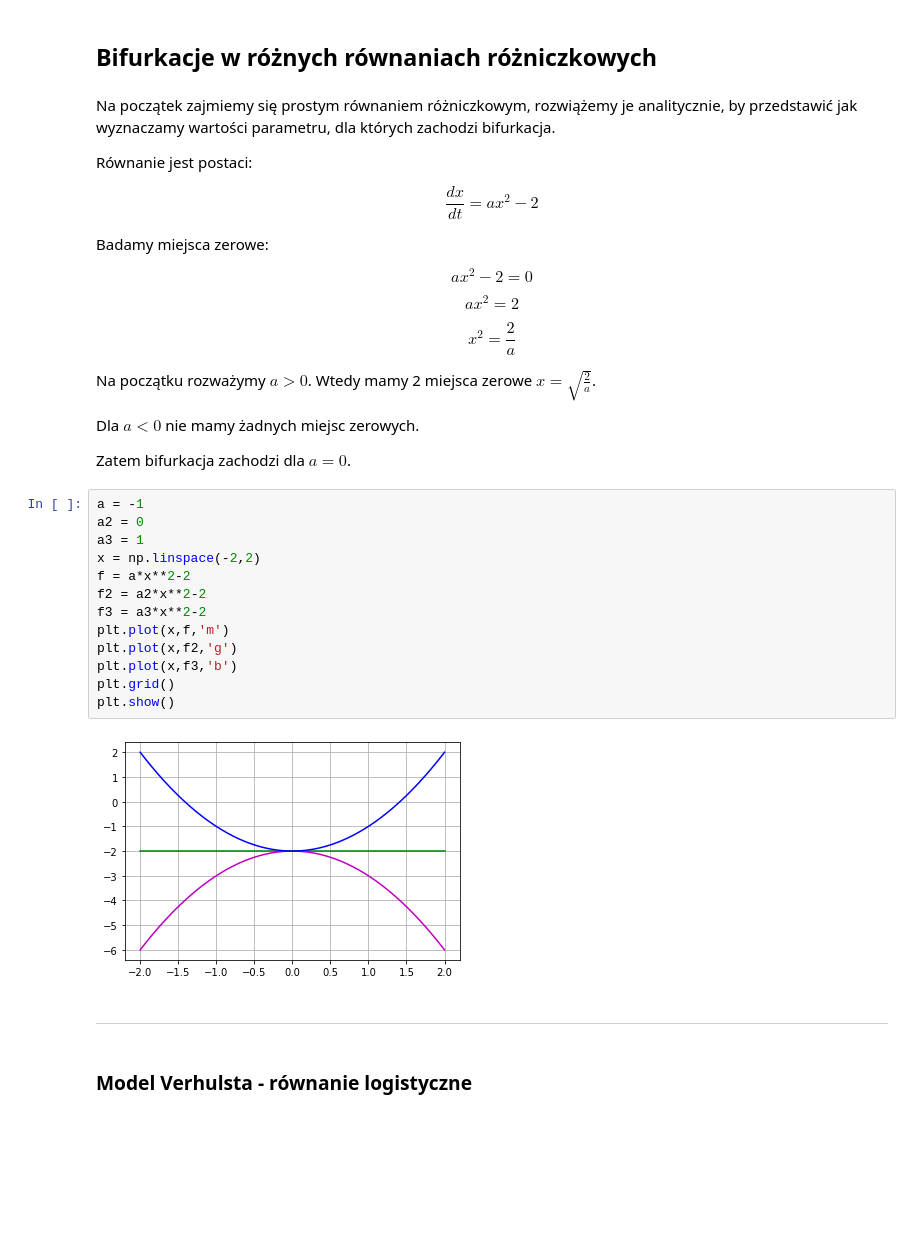
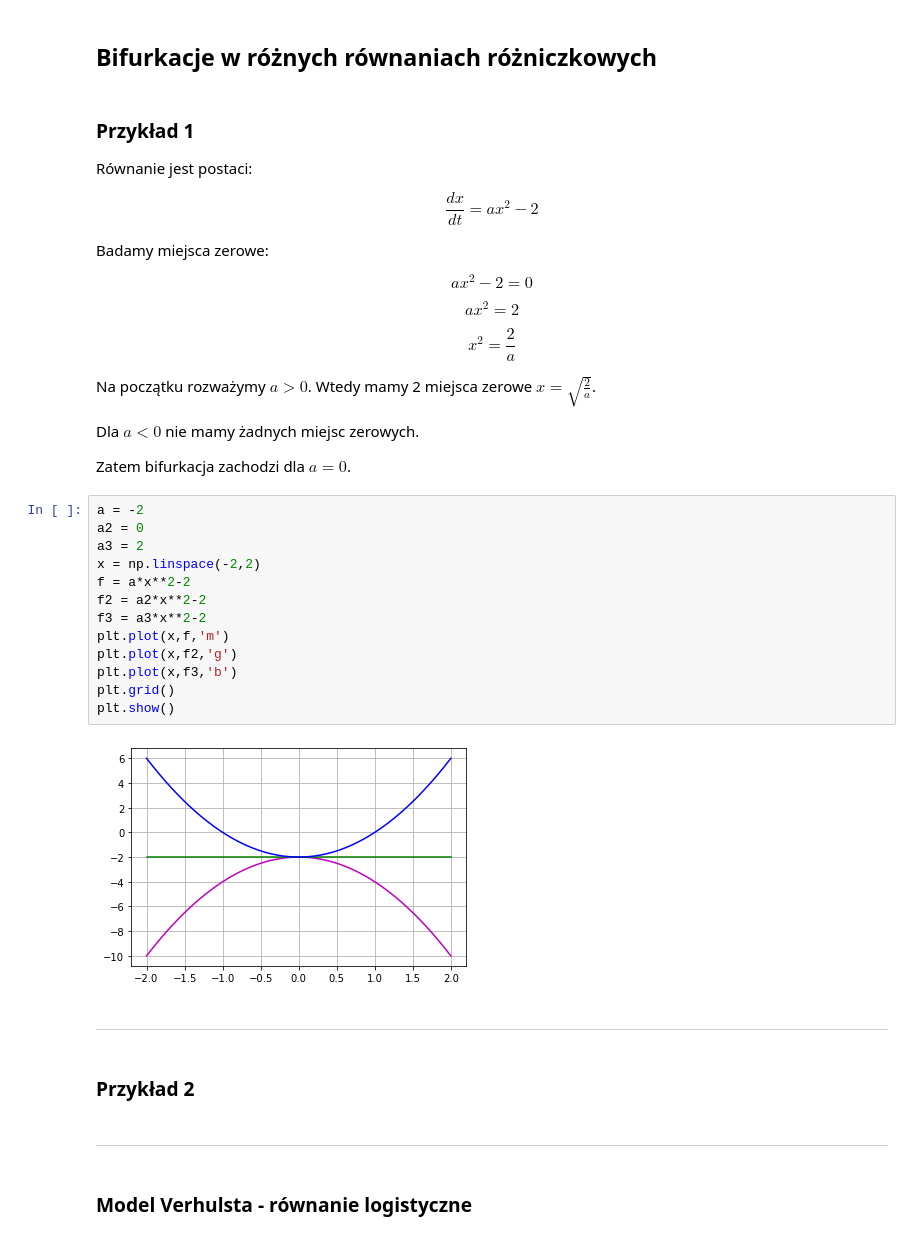
Before and after one commit to klaudynka245/Bifurcations, a Jupyter notebook: teoria katastrof.ipynb, the cells around one changed output. Cells and saved outputs as stored; diff of their text form; blank space fills up the shorter version.

```diff
--- a/teoria katastrof.ipynb
+++ b/teoria katastrof.ipynb
@@ -208,7 +208,7 @@ Otrzymaliśmy zbiór wyglądem przypominający diament. Jest to zbiór bifurkacy
 # %% [markdown]
 ## Bifurkacje w różnych równaniach różniczkowych <a class="anchor" id="5"></a>
 # %% [markdown]
-Na początek zajmiemy się prostym równaniem różniczkowym, rozwiążemy je analitycznie, by przedstawić jak wyznaczamy wartości parametru, dla których zachodzi bifurkacja.
+### Przykład 1
 
 Równanie jest postaci:
 
@@ -237,22 +237,26 @@ Dla $ a < 0$ nie mamy żadnych miejsc zerowych.
 
 Zatem bifurkacja zachodzi dla $a = 0$.
 # %%
-a = -1
+a = -2
 a2 = 0
-a3 = 1
+a3 = 2
 x = np.linspace(-2,2)
 f = a*x**2-2
 f2 = a2*x**2-2
 f3 = a3*x**2-2
 plt.plot(x,f,'m')
 plt.plot(x,f2,'g')
 plt.plot(x,f3,'b')
 plt.grid()
 plt.show()
 # %% [output]
-[figure, old version]
+[figure, new version]
+# %% [markdown]
+***
+# %% [markdown]
+### Przykład 2
 # %% [markdown]
-_______________________________________________________________________
+***
 # %% [markdown]
 ### Model Verhulsta - równanie logistyczne <a class="anchor" id="5.1"></a>
 # %% [markdown]
```
Also changed, not shown: parts of 17 cells of this notebook.
